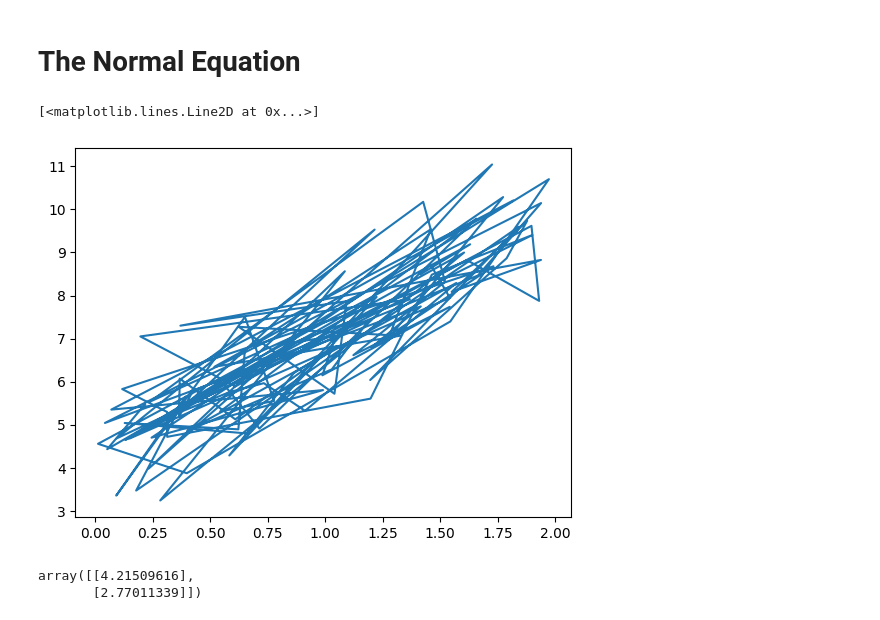
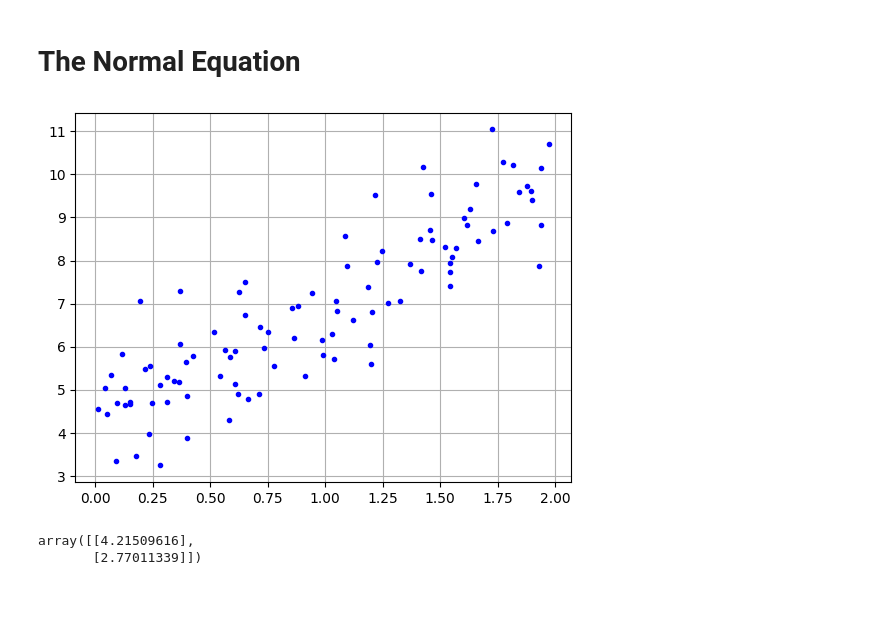
Before and after one commit to maruf037/Classification_sklearn, a Jupyter notebook: Training Models.ipynb, the cells around one changed output. Cells and saved outputs as stored; diff of their text form; code cells hidden in the pictures.

Commit message:
Formatted the random seed plot.

```diff
--- a/Training Models.ipynb
+++ b/Training Models.ipynb
@@ -3,15 +3,17 @@
 # %%
 import matplotlib.pyplot as plt
 import numpy as np
 
 np.random.seed(42) # to make this code example reproducible
 m = 100 # number of instances
 X = 2 * np.random.rand(m, 1) # column vector
 y = 4 + 3 * X + np.random.randn(m, 1) # column vector
-plt.plot(X, y)
+plt.plot(X, y, "b.")
+plt.axis()
+plt.grid()
+plt.show()
 # %% [output]
-[<matplotlib.lines.Line2D at 0x...>]
-[figure, old version]
+[figure, new version]
 # %%
 from sklearn.preprocessing import add_dummy_feature
 
```
